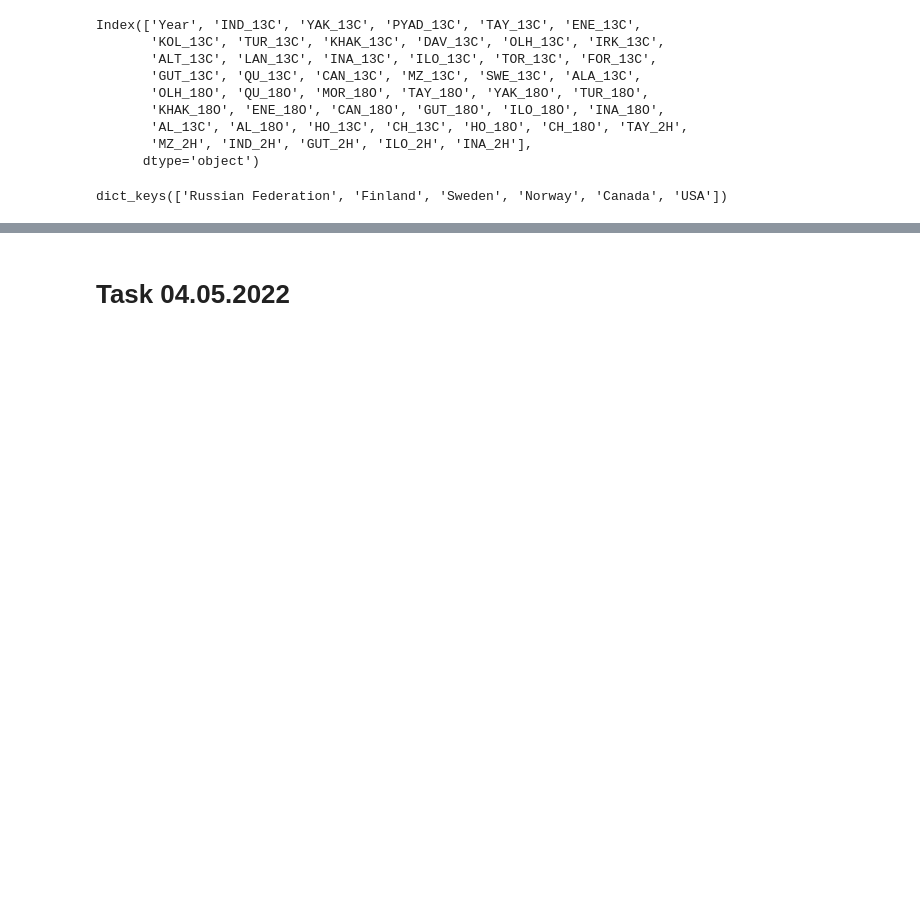
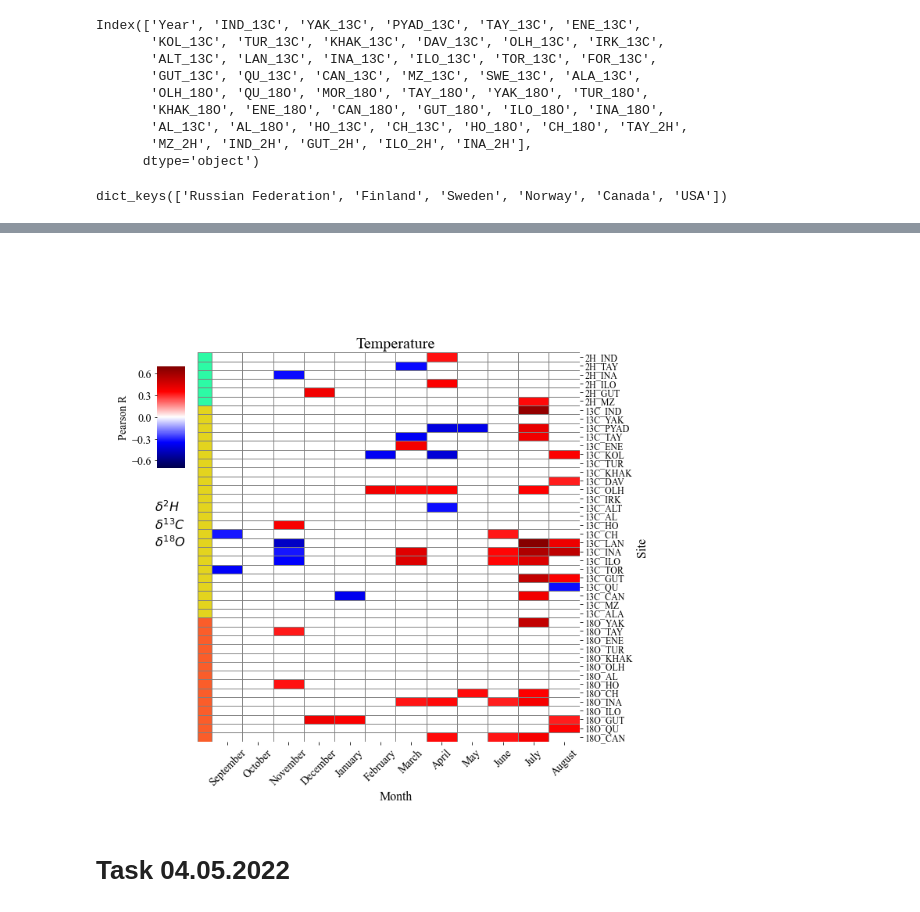
Before and after one commit to mikewellmeansme/trs-isotopes-analyser, a Jupyter notebook: notebooks/COH.ipynb, the cells around one changed output, grey strips where cells are left out. Cells and saved outputs as stored; diff of their text form; code cells hidden in the pictures; blank space fills up the shorter version.

Commit message:
upd heatmap

```diff
--- a/notebooks/COH.ipynb
+++ b/notebooks/COH.ipynb
@@ -352,8 +356,3 @@ for char in chars:
     for el in res.index:
         index.append(char in el)
     indexes[char] = index
-# %%
-for char in indexes:
-    ax = sns.clustermap(res[indexes[char]].fillna(0),  cmap="seismic", col_cluster=False, mask=res_p[indexes[char]].fillna(1)>0.05, yticklabels=1)
-    plt.savefig(f'../output/to_send/{char}_heatmap.png')
-    plt.close()
@@ -360,3 +369,52 @@ for char in indexes:
+# %%
+def indexes_to_sitenames(x):
+    result = []
+    for el in x:
+        a = el.split(' ')[0]
+        site, isotope = a.split('_')
+        result.append(f'{isotope}_{site}')
+    return result
+# %%
+plt.rcParams['font.size'] = '14'
+plt.rcParams['font.family'] = 'Times New Roman'
+# %%
+for char in indexes:
+
+
+    g = sns.clustermap(
+        res[indexes[char]].fillna(0),
+        cmap="seismic",
+        col_cluster=False,
+        row_cluster=False,
+        mask=res_p[indexes[char]].fillna(1)>0.05,
+        yticklabels=indexes_to_sitenames(res[indexes[char]].index),
+        row_colors=list(row_colors[indexes[char]]),
+        linewidths=1,
+        linecolor='gray',
+        cbar_pos=(0.12, .6, .05, .18),
+        cbar_kws=dict(ticks=[-.6, -.3, 0, .3, .6]),
+        vmin=-0.7, vmax=0.7
+    )
+    g.ax_heatmap.set_title(char_2_characteristic[char], fontsize = 20) # title with fontsize 20
+    g.ax_heatmap.set_xlabel('Month', fontsize = 16) # x-axis label with fontsize 15
+    g.ax_heatmap.set_xticklabels(g.ax_heatmap.get_xticklabels(), rotation = 45)
+    g.ax_heatmap.yaxis.set_tick_params(labelsize=12)
+
+    g.ax_heatmap.set_ylabel('Site', fontsize = 16) # y-axis label with fontsize 15
+    #g.ax_heatmap.yaxis.
+    g.ax_cbar.set_ylabel('Pearson R')
+    g.ax_cbar.yaxis.tick_left()
+    g.ax_cbar.yaxis.set_label_position("left")
+    g.ax_row_colors.text(-3,18, '$\delta^{2}H$', fontsize = 16)
+    g.ax_row_colors.text(-3,20, '$\delta^{13}C$', fontsize = 16)
+    g.ax_row_colors.text(-3,22, '$\delta^{18}O$', fontsize = 16)
+
+    plt.plot()
+    break
+    plt.savefig(f'../output/to_send/{char}_heatmap.png', facecolor='white', transparent=False, dpi=300)
+    plt.close()
+# %% [output]
+[figure, added]
 # %% [markdown]
 # Task 04.05.2022
 # %%
```
Also changed, not shown: parts of 2 cells of this notebook.
